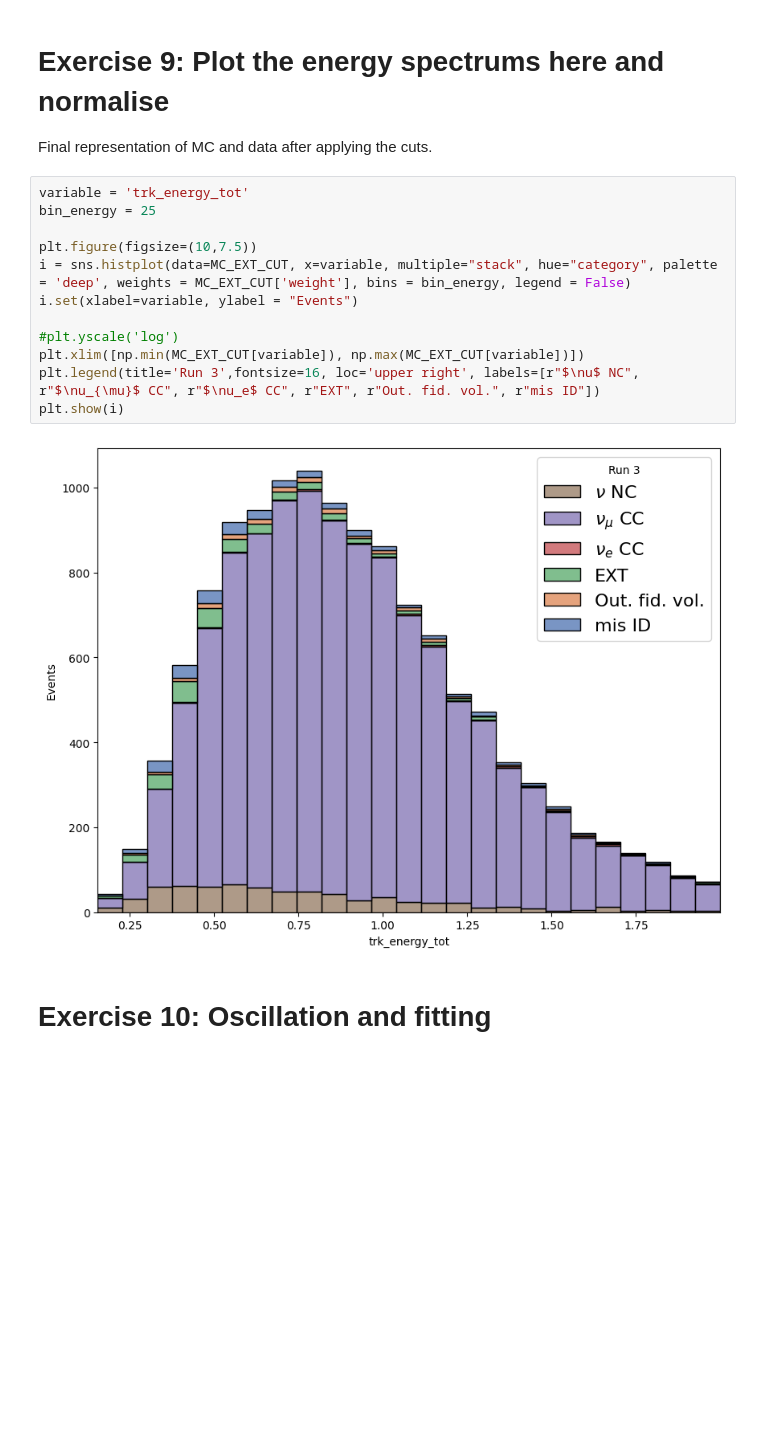
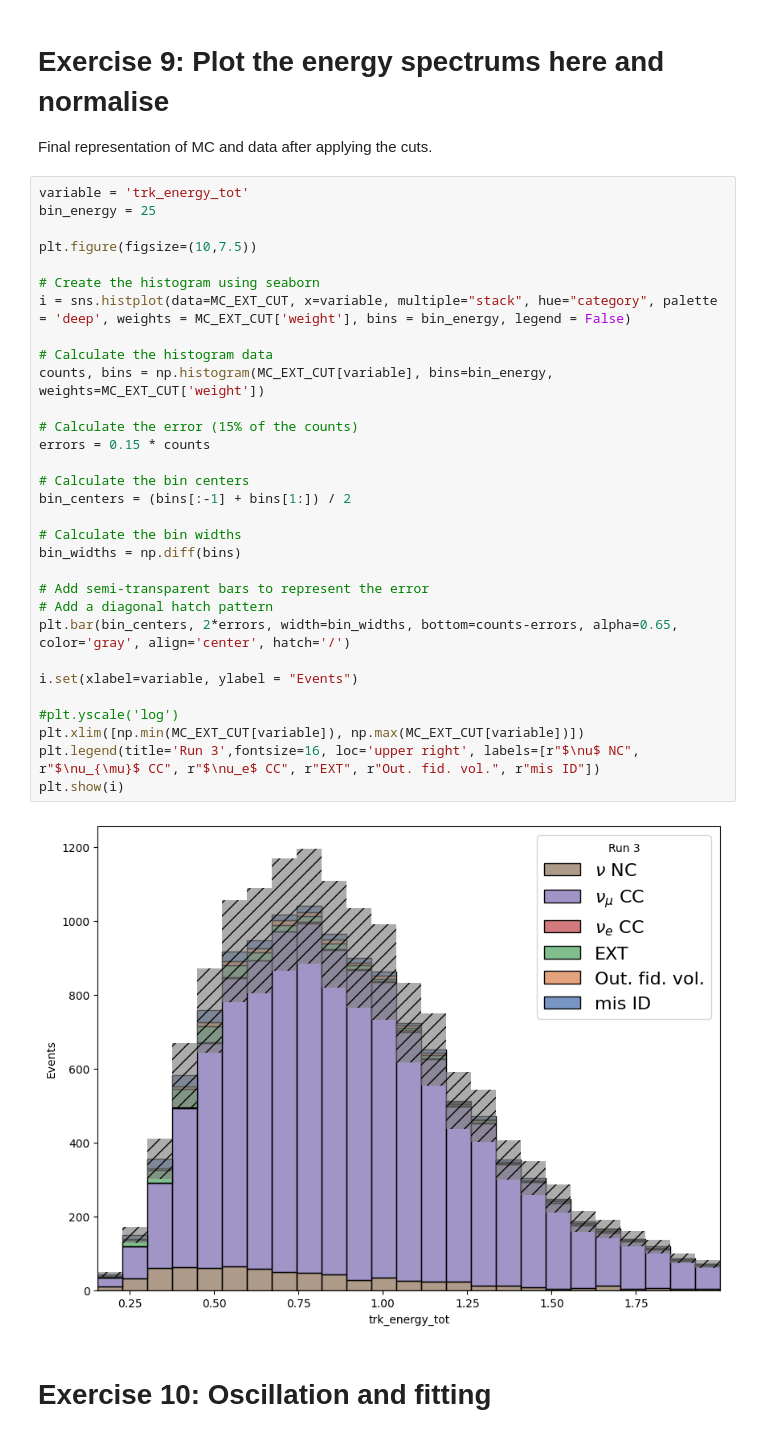
Before and after one commit to VadanKhan/particle-ml-project, a Jupyter notebook: particle_ml_project/MainAnalysis_template.ipynb, the cells around one changed output. Saved outputs shown, nothing was run; the diff lists cells and outputs as text; blank space fills up the shorter version.

Commit message:
errorbars

```diff
--- a/particle_ml_project/MainAnalysis_template.ipynb
+++ b/particle_ml_project/MainAnalysis_template.ipynb
@@ -508,17 +508,36 @@ Final representation of MC and data after applying the cuts.
 # %%
 variable = 'trk_energy_tot'
 bin_energy = 25
 
 plt.figure(figsize=(10,7.5))
+
+# Create the histogram using seaborn
 i = sns.histplot(data=MC_EXT_CUT, x=variable, multiple="stack", hue="category", palette = 'deep', weights = MC_EXT_CUT['weight'], bins = bin_energy, legend = False)
+
+# Calculate the histogram data
+counts, bins = np.histogram(MC_EXT_CUT[variable], bins=bin_energy, weights=MC_EXT_CUT['weight'])
+
+# Calculate the error (15% of the counts)
+errors = 0.15 * counts
+
+# Calculate the bin centers
+bin_centers = (bins[:-1] + bins[1:]) / 2
+
+# Calculate the bin widths
+bin_widths = np.diff(bins)
+
+# Add semi-transparent bars to represent the error
+# Add a diagonal hatch pattern
+plt.bar(bin_centers, 2*errors, width=bin_widths, bottom=counts-errors, alpha=0.65, color='gray', align='center', hatch='/')
+
 i.set(xlabel=variable, ylabel = "Events")
 
 #plt.yscale('log')
 plt.xlim([np.min(MC_EXT_CUT[variable]), np.max(MC_EXT_CUT[variable])])
 plt.legend(title='Run 3',fontsize=16, loc='upper right', labels=[r"$\nu$ NC", r"$\nu_{\mu}$ CC", r"$\nu_e$ CC", r"EXT", r"Out. fid. vol.", r"mis ID"])
 plt.show(i)
 # %% [output]
-[figure, old version]
+[figure, new version]
 # %% [markdown]
 # Exercise 10: Oscillation and fitting
 # %% [markdown]
```
